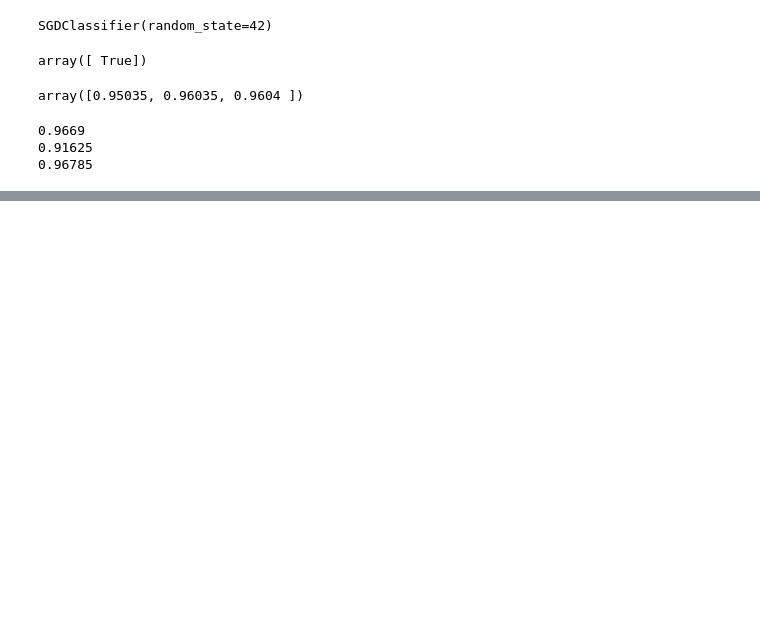
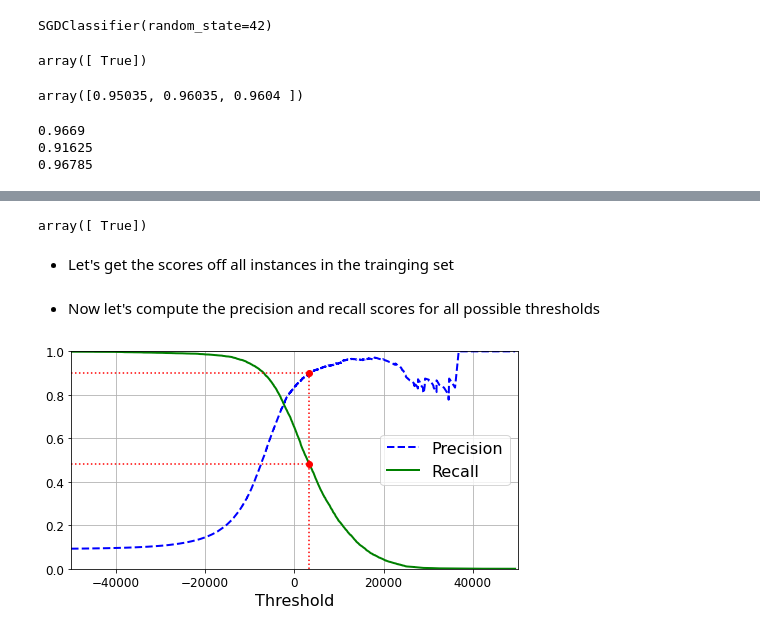
Before and after one commit to gilbert-noriega-ii/hand-written-digits-classification, a Jupyter notebook: final_notebook.ipynb, the cells around one changed output, grey strips where cells are left out. Cells and saved outputs as stored; diff of their text form; code cells hidden in the pictures; blank space fills up the shorter version.

```diff
--- a/final_notebook.ipynb
+++ b/final_notebook.ipynb
@@ -110,0 +175,19 @@ for train_index, test_index in skfolds.split(X_train, y_train_5):
+# %%
+threshold = 0
+y_some_digit_pred = (y_scores > threshold)
+y_some_digit_pred
+# %% [output]
+array([ True])
+# %% [markdown]
+- Let's get the scores off all instances in the trainging set
+# %%
+y_scores = cross_val_predict(sgd_clf, X_train, y_train_5, cv=3,
+                             method="decision_function")
+# %% [markdown]
+- Now let's compute the precision and recall scores for all possible thresholds
+# %%
+precisions, recalls, thresholds = precision_recall_curve(y_train_5, y_scores)
+# %%
+functions.plot_precision_recall_vs_threshold(precisions, recalls, thresholds)
+# %% [output]
+[figure, added]
```
Also changed, not shown: parts of 36 cells of this notebook.
